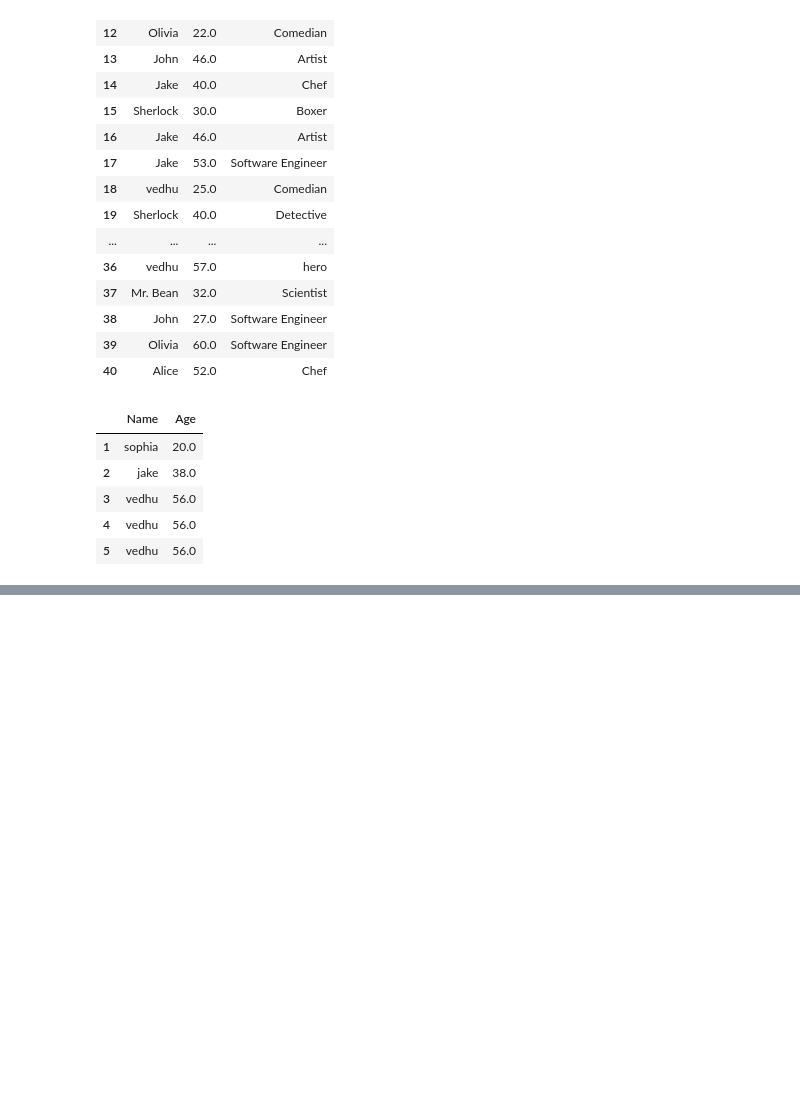
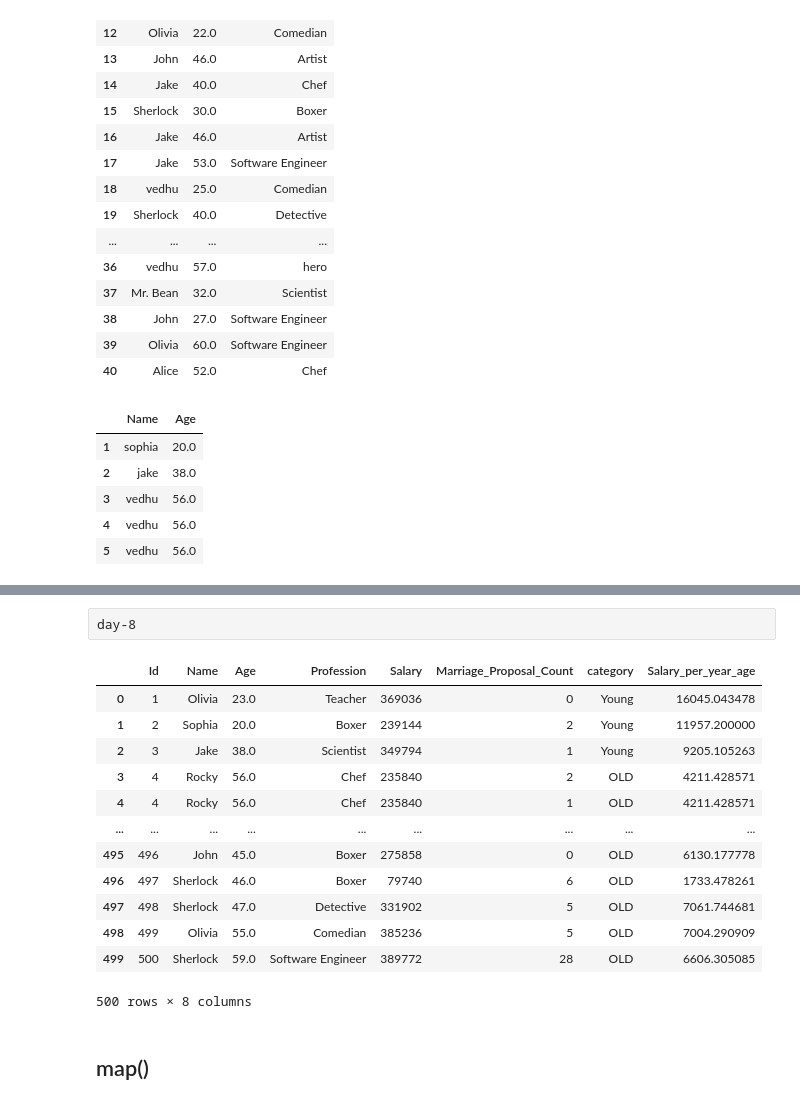
Before and after one commit to Shivacharan16/Data-Analytics-, a Jupyter notebook: pandas.ipynb, the cells around one changed output, grey strips where cells are left out. Drawn from its saved outputs; the diff is of its cells as text; code cells hidden in the pictures; blank space fills up the shorter version.

```diff
--- a/pandas.ipynb
+++ b/pandas.ipynb
@@ -976,0 +1356,3 @@ df.loc[1:5,['Name','Age']]
+# %%
+df.Name = df.Name.str.strip()
+df.Name.unique()
@@ -976,0 +1368,2 @@ df.loc[1:5,['Name','Age']]
+# %%
+df.Profession = df.Profession.str.strip()
@@ -976,0 +1372,6 @@ df.loc[1:5,['Name','Age']]
+# %%
+# Query: double the salary of the employees
+
+df6 = df.copy()
+
+df6.Salary = df6.Salary.apply(lambda x : x * 2)
@@ -976,0 +1394,7 @@ df.loc[1:5,['Name','Age']]
+# %%
+# Query-2: create a new column which divide the employees as senior and junior
+# based upon the salary. if salary > 300000 : Senior otherwise Junior
+
+# use of apply() on complete dataframe
+df6['category'] = df6.apply(lambda row : 'OLD' if row['Age'] > 40 else 'Young', axis = 1)
+df6
@@ -976,0 +1415,25 @@ df.loc[1:5,['Name','Age']]
+# %% [raw]
+day-8
+# %%
+# Example-3: Apply() function
+# Query: create a new column which is having salary/age
+# Motive: use of apply() function on complete dataframe and access multiple columns
+
+df6["Salary_per_year_age"] = df6.apply(lambda row : row['Salary'] / row['Age'], axis = 1)
+df6
+# %% [output]
+|  | Id | Name | Age | Profession | Salary | Marriage_Proposal_Count | category | Salary_per_year_age |
+| 0 | 1 | Olivia | 23.0 | Teacher | 369036 | 0 | Young | 16045.043478 |
+| 1 | 2 | Sophia | 20.0 | Boxer | 239144 | 2 | Young | 11957.200000 |
+| 2 | 3 | Jake | 38.0 | Scientist | 349794 | 1 | Young | 9205.105263 |
+| 3 | 4 | Rocky | 56.0 | Chef | 235840 | 2 | OLD | 4211.428571 |
+| 4 | 4 | Rocky | 56.0 | Chef | 235840 | 1 | OLD | 4211.428571 |
+| ... | ... | ... | ... | ... | ... | ... | ... | ... |
+| 495 | 496 | John | 45.0 | Boxer | 275858 | 0 | OLD | 6130.177778 |
+| 496 | 497 | Sherlock | 46.0 | Boxer | 79740 | 6 | OLD | 1733.478261 |
+| 497 | 498 | Sherlock | 47.0 | Detective | 331902 | 5 | OLD | 7061.744681 |
+| 498 | 499 | Olivia | 55.0 | Comedian | 385236 | 5 | OLD | 7004.290909 |
+| 499 | 500 | Sherlock | 59.0 | Software Engineer | 389772 | 28 | OLD | 6606.305085 |
+500 rows × 8 columns
+# %% [markdown]
+## map()
```
Also changed, not shown: parts of 76 cells of this notebook.
